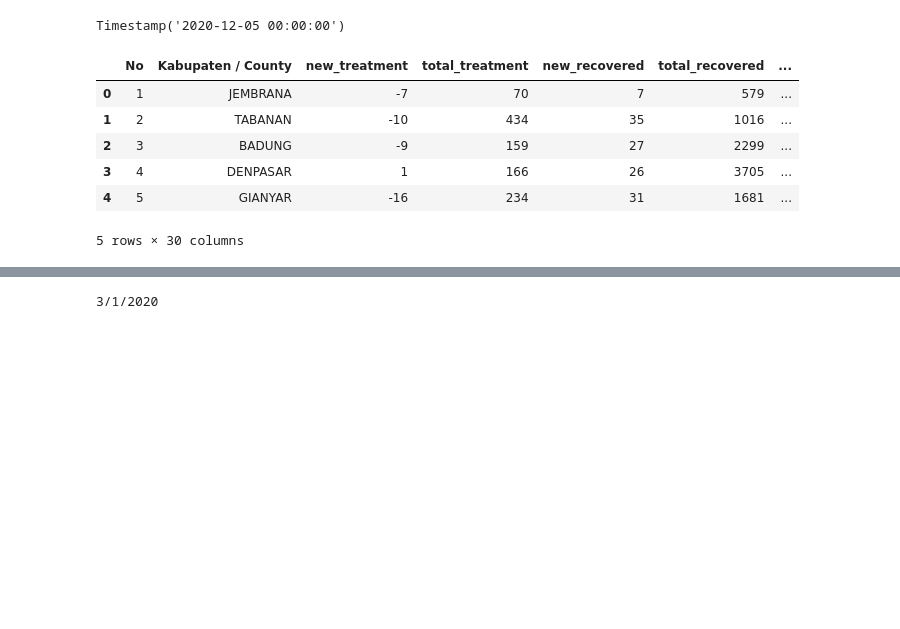
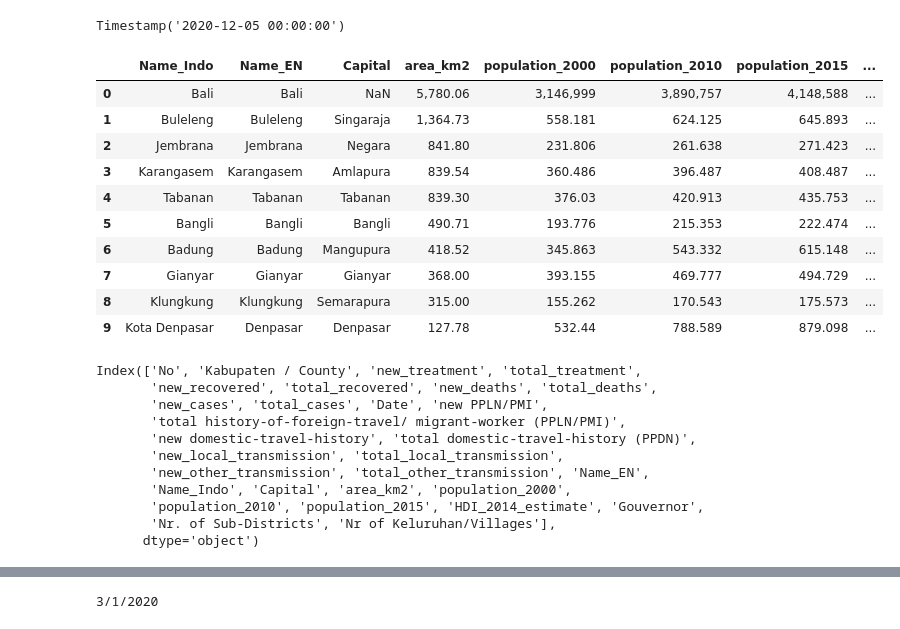
Before and after one commit to Svensone/bali-covid-app, a Jupyter notebook: data/daily_data_covid_bali_processing.ipynb, the cells around one changed output, grey strips where cells are left out. Saved outputs shown, nothing was run; the diff lists cells and outputs as text; code cells hidden in the pictures; blank space fills up the shorter version.

```diff
--- a/data/daily_data_covid_bali_processing.ipynb
+++ b/data/daily_data_covid_bali_processing.ipynb
@@ -188,34 +238,53 @@ df['Date'][0]
 # %% [output]
 Timestamp('2020-12-05 00:00:00')
 # %%
+## Reference Data
+## additional data like population, density etc.
+
 # data cleaning, processing
 ##########################
 
 # add addtitional data
 df_ref = pd.read_excel('Bali_reference_data.xlsx')
 df_ref = df_ref.drop(columns=['https://en.wikipedia.org/wiki/Bali#cite_note-BPS2019-2', 'https://sp2010.bps.go.id/index.php/site/tabel?tid=321&wid=0', 'Source'])
 
 ## adjust regency names of both data sources before merge
 ##########################
-df_ref['Name_EN'] = df_ref['Name_Indo'].str.casefold()
-df_ref.replace('kota denpasar', 'denpasar', inplace=True)
-df_ref.replace('totals', 'bali', inplace=True)
+df_ref['Name_EN'] = df_ref['Name_Indo'].str.capitalize()
+df_ref.replace('Kota denpasar', 'Denpasar', inplace=True)
+df_ref.replace('totals', 'Bali', inplace=True)
 df_ref.replace('Totals', 'Bali', inplace=True)
 
-# df_ref.head(15)
+df_ref.head(15)
+# %% [output]
+|  | Name_Indo | Name_EN | Capital | area_km2 | population_2000 | population_2010 | population_2015 | ... |
+| 0 | Bali | Bali | NaN | 5,780.06 | 3,146,999 | 3,890,757 | 4,148,588 | ... |
+| 1 | Buleleng | Buleleng | Singaraja | 1,364.73 | 558.181 | 624.125 | 645.893 | ... |
+| 2 | Jembrana | Jembrana | Negara | 841.80 | 231.806 | 261.638 | 271.423 | ... |
+| 3 | Karangasem | Karangasem | Amlapura | 839.54 | 360.486 | 396.487 | 408.487 | ... |
+| 4 | Tabanan | Tabanan | Tabanan | 839.30 | 376.03 | 420.913 | 435.753 | ... |
+| 5 | Bangli | Bangli | Bangli | 490.71 | 193.776 | 215.353 | 222.474 | ... |
+| 6 | Badung | Badung | Mangupura | 418.52 | 345.863 | 543.332 | 615.148 | ... |
+| 7 | Gianyar | Gianyar | Gianyar | 368.00 | 393.155 | 469.777 | 494.729 | ... |
+| 8 | Klungkung | Klungkung | Semarapura | 315.00 | 155.262 | 170.543 | 175.573 | ... |
+| 9 | Kota Denpasar | Denpasar | Denpasar | 127.78 | 532.44 | 788.589 | 879.098 | ... |
 # %%
 # merge both df on 'Name_EN'
 df_merged = df.merge(df_ref, on="Name_EN", how='left')
 # %%
-df_merged.head()
+df_merged.columns
 # %% [output]
-|  | No | Kabupaten / County | new_treatment | total_treatment | new_recovered | total_recovered | ... |
-| 0 | 1 | JEMBRANA | -7 | 70 | 7 | 579 | ... |
-| 1 | 2 | TABANAN | -10 | 434 | 35 | 1016 | ... |
-| 2 | 3 | BADUNG | -9 | 159 | 27 | 2299 | ... |
-| 3 | 4 | DENPASAR | 1 | 166 | 26 | 3705 | ... |
-| 4 | 5 | GIANYAR | -16 | 234 | 31 | 1681 | ... |
-5 rows × 30 columns
+Index(['No', 'Kabupaten / County', 'new_treatment', 'total_treatment',
+       'new_recovered', 'total_recovered', 'new_deaths', 'total_deaths',
+       'new_cases', 'total_cases', 'Date', 'new PPLN/PMI',
+       'total history-of-foreign-travel/ migrant-worker (PPLN/PMI)',
+       'new domestic-travel-history', 'total domestic-travel-history (PPDN)',
+       'new_local_transmission', 'total_local_transmission',
+       'new_other_transmission', 'total_other_transmission', 'Name_EN',
+       'Name_Indo', 'Capital', 'area_km2', 'population_2000',
+       'population_2010', 'population_2015', 'HDI_2014_estimate', 'Gouvernor',
+       'Nr. of Sub-Districts', 'Nr of Keluruhan/Villages'],
+      dtype='object')
 # %%
 # # convert to integers
 int_numbers = ['new_treatment', 'total_treatment',
```
Also changed, not shown: parts of 29 cells of this notebook, 6 other files.
